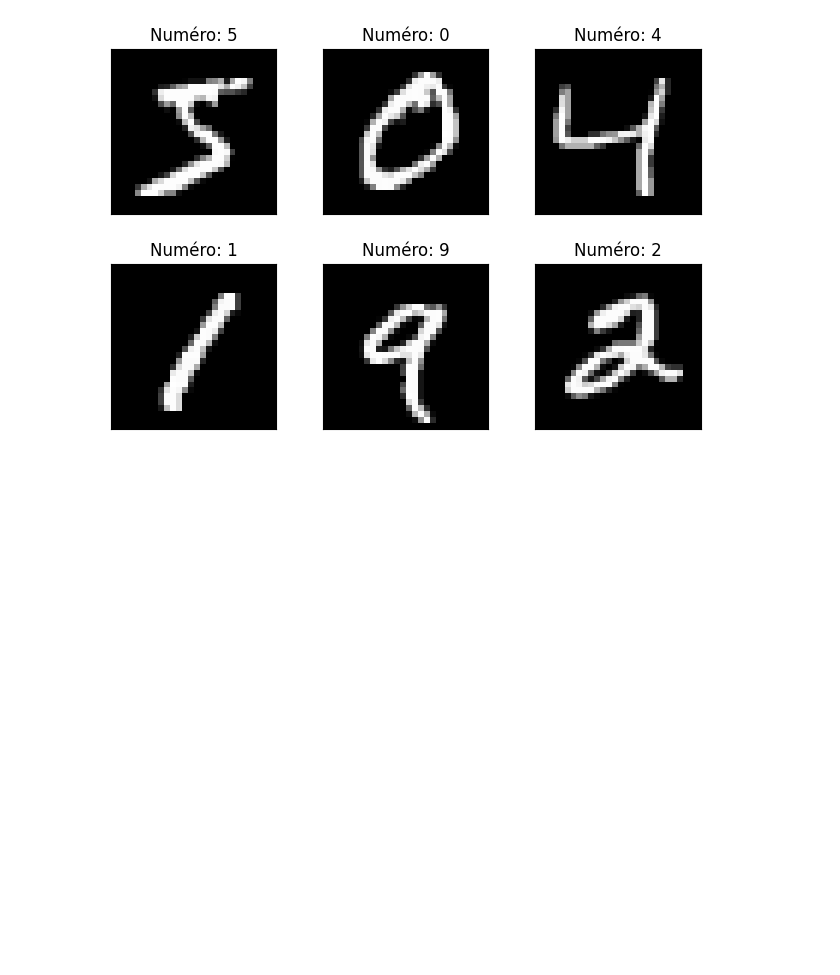
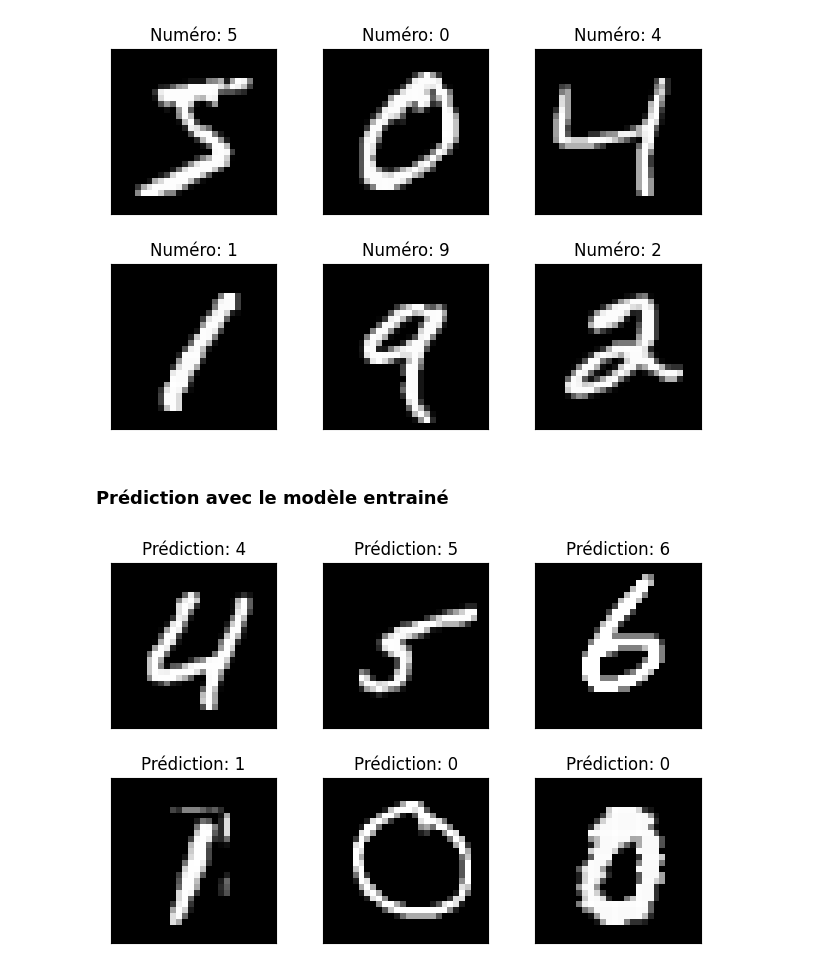
Before and after one commit to arsenaultk9/ml-pytorch-tutorials, a Jupyter notebook: neural_network.ipynb, the cells around one changed output. Saved outputs shown, nothing was run; the diff lists cells and outputs as text; code cells hidden in the pictures; blank space fills up the shorter version.

Commit message:
Démonstration prédiction du modèle.

```diff
--- a/neural_network.ipynb
+++ b/neural_network.ipynb
@@ -172,3 +173,43 @@ for i in range(6):
   plt.yticks([])
 # %% [output]
 [figure]
+# %% [markdown]
+### Prédiction avec le modèle entrainé
+# %%
+class Net(nn.Module):
+    def __init__(self):
+        super(Net, self).__init__()
+
+        self.linear1 = nn.Linear(28 * 28, 128) # Mnist pixels 28x28
+        self.linear2 = nn.Linear(128, 10)
+
+    def forward(self, x):
+        x = torch.flatten(x, start_dim=1)
+        x = self.linear1(x)
+        x = F.sigmoid(x)
+
+        x = self.linear2(x)
+        output = F.log_softmax(x, dim=1)
+        return output
+
+
+model = Net()
+model.load_state_dict(torch.load("mnist_nn.pt"))
+
+batch_idx, (example_data, example_targets) = next(examples)
+
+model.eval()
+result = model(example_data)
+
+predictions = list(map(lambda r : torch.argmax(r).item(), result))
+
+fig = plt.figure()
+for i in range(6):
+  plt.subplot(2,3,i+1)
+  plt.tight_layout()
+  plt.imshow(example_data[i][0], cmap='gray', interpolation='none')
+  plt.title("Prédiction: {}".format(predictions[i]))
+  plt.xticks([])
+  plt.yticks([])
+# %% [output]
+[figure, added]
```
Also changed, not shown: parts of 1 cell of this notebook.
